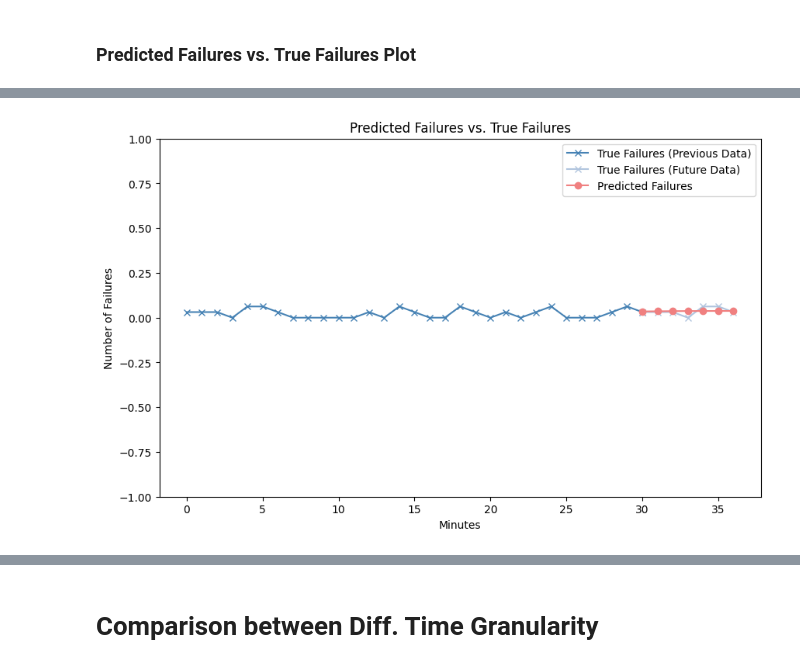
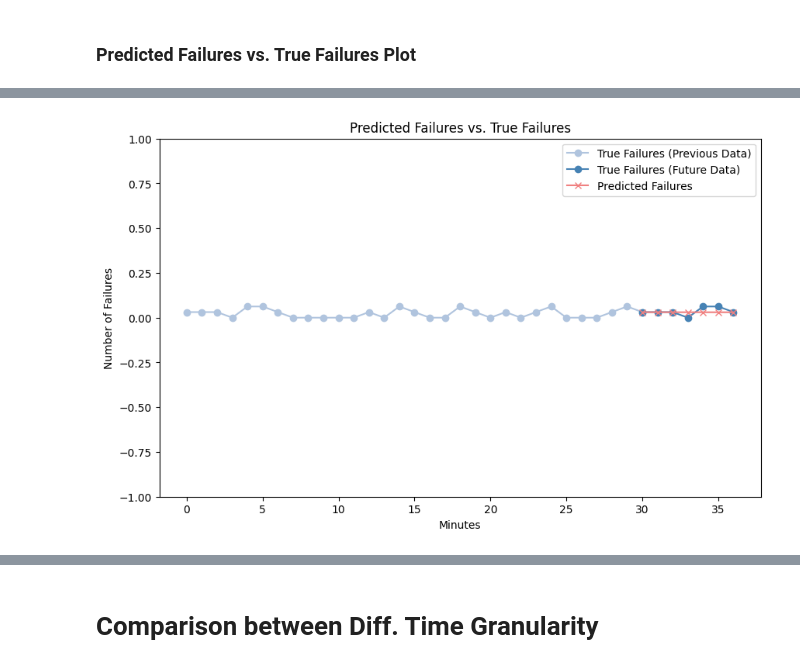
Before and after one commit to yyzangg/honours-programme-project, a Jupyter notebook: job_prediction/LSTM-TCN.ipynb, the cells around one changed output, grey strips where cells are left out. Saved outputs shown, nothing was run; the diff lists cells and outputs as text; code cells hidden in the pictures.

Commit message:
Code for generating plots added

```diff
--- a/job_prediction/LSTM-TCN.ipynb
+++ b/job_prediction/LSTM-TCN.ipynb
@@ -594,11 +602,11 @@ plt.figure(figsize=(10, 6))
 
 # Plotting the first part of the lines with different colors
 # plt.plot(np.arange(len(previous_true_failures_minute)), predicted_failures_with_previous_minute[:sequence_length], color='red', label='Predicted Failures (Previous Data)', marker='o')
-plt.plot(np.arange(len(previous_true_failures_minute) + 1), true_failures_with_previous_minute[:sequence_length + 1], color='steelblue', label='True Failures (Previous Data)', marker='x')
+plt.plot(np.arange(len(previous_true_failures_minute) + 1), true_failures_with_previous_minute[:sequence_length + 1], color='lightsteelblue', label='True Failures (Previous Data)', marker='o')
 
 # Plotting the second part of the lines with different colors, starting where the first parts end
-plt.plot(np.arange(len(previous_true_failures_minute), len(previous_true_failures_minute) + len(true_failures_minute)), true_failures_with_previous_minute[sequence_length:], color='lightsteelblue', label='True Failures (Future Data)', marker='x')
-plt.plot(np.arange(len(previous_true_failures_minute), len(previous_true_failures_minute) + len(true_failures_minute)), predicted_failures_with_previous_minute[sequence_length:], color='lightcoral', label='Predicted Failures', marker='o')
+plt.plot(np.arange(len(previous_true_failures_minute), len(previous_true_failures_minute) + len(true_failures_minute)), true_failures_with_previous_minute[sequence_length:], color='steelblue', label='True Failures (Future Data)', marker='o')
+plt.plot(np.arange(len(previous_true_failures_minute), len(previous_true_failures_minute) + len(true_failures_minute)), predicted_failures_with_previous_minute[sequence_length:], color='lightcoral', label='Predicted Failures', marker='x')
 
 # plt.plot(predicted_failures_with_previous_minute, label='Predicted Failures', marker='o')
 # plt.plot(true_failures_with_previous_minute, label='True Failures', marker='x')
@@ -627 +635 @@ Mean Absolute Error for Predictions: 0.0153
-[figure, old version]
+[figure, new version]
```
Also changed, not shown: parts of 20 cells of this notebook, 1 other file.
